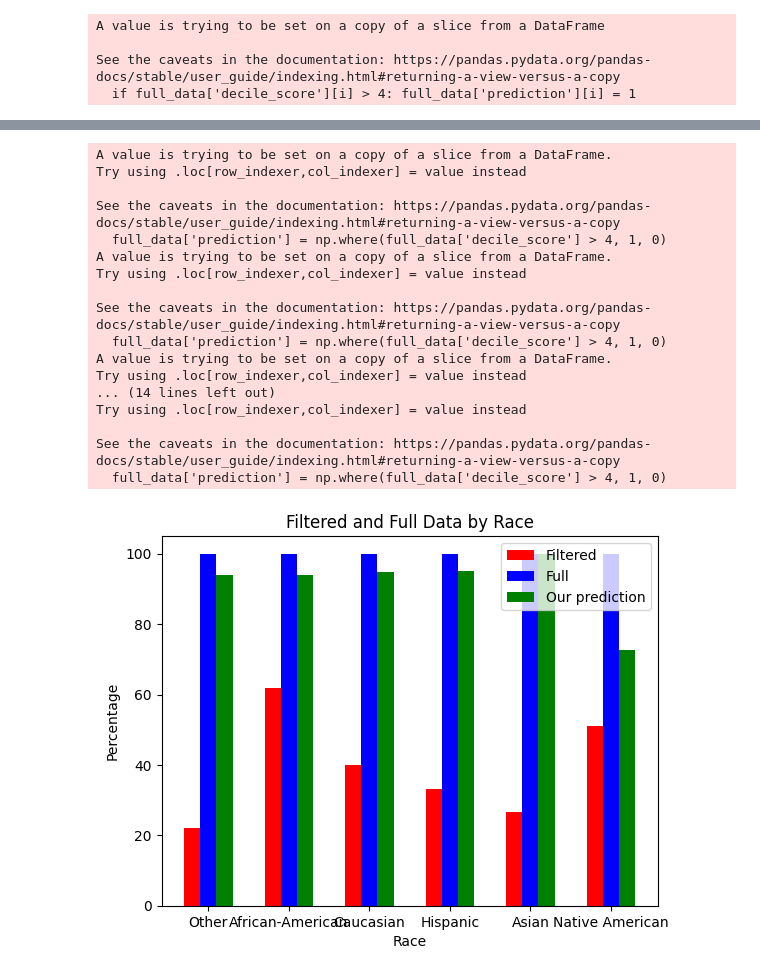
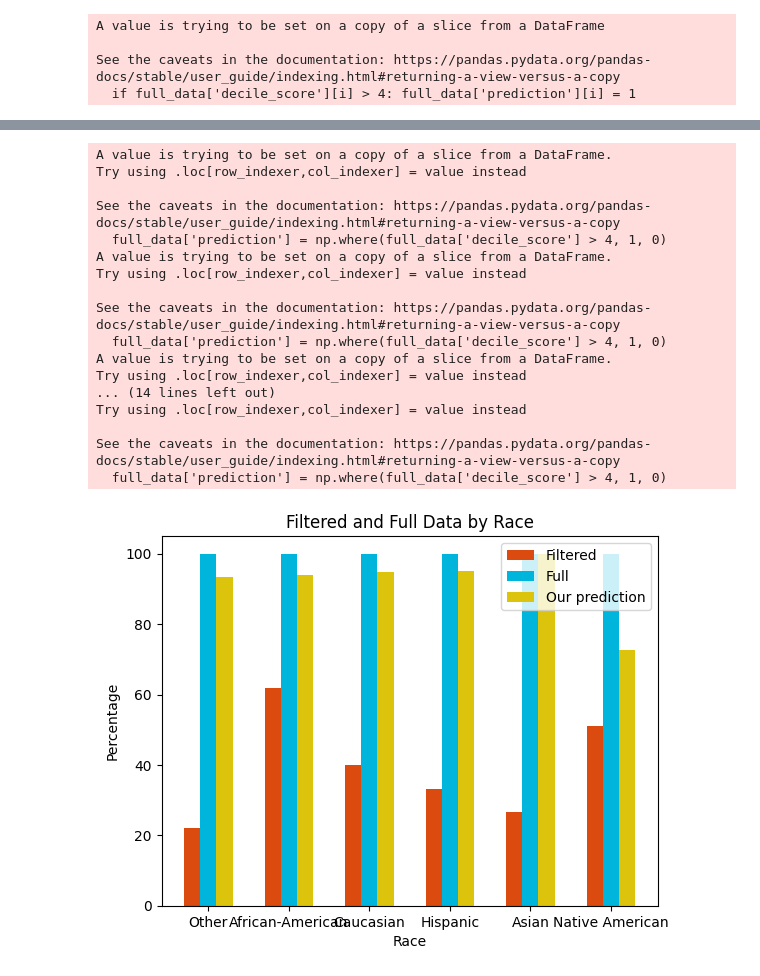
Before and after one commit to jayjoshi1400/mitigation_racial_bias, a Jupyter notebook: DecisionTreeClassifier_Pred.ipynb, the cells around one changed output, grey strips where cells are left out. Cells and saved outputs as stored; diff of their text form; code cells hidden in the pictures.

Commit message:
Color change

```diff
--- a/DecisionTreeClassifier_Pred.ipynb
+++ b/DecisionTreeClassifier_Pred.ipynb
@@ -133,35 +135,35 @@ ax.set_ylabel("Percentage")
 x_pos = range(len(races))
 
 # Plot the filtered data in red and the full data in blue as adjacent bars
-ax.bar(x_pos, percentages, color="red", label="Filtered", width=0.2)
-ax.bar([x + 0.2 for x in x_pos], [100] * len(races), color="blue", label="Full", width=0.2)
-ax.bar([x + 0.4 for x in x_pos], percentages1, color="green", label="Our prediction", width=0.2)
+ax.bar(x_pos, percentages, color="#DB4B0F", label="Filtered", width=0.2)
+ax.bar([x + 0.2 for x in x_pos], [100] * len(races), color="#00B5DB", label="Full", width=0.2)
+ax.bar([x + 0.4 for x in x_pos], percentages1, color="#DBC40B", label="Our prediction", width=0.2)
 
 # Set the x ticks and labels
 ax.set_xticks([x + 0.2 for x in x_pos])
 ax.set_xticklabels(races)
 
 # Add a legend
 ax.legend()
 
 # Show the graph
 plt.show()
 # %% [output]
 A value is trying to be set on a copy of a slice from a DataFrame.
 Try using .loc[row_indexer,col_indexer] = value instead
 
 See the caveats in the documentation: https://pandas.pydata.org/pandas-docs/stable/user_guide/indexing.html#returning-a-view-versus-a-copy
   full_data['prediction'] = np.where(full_data['decile_score'] > 4, 1, 0)
 A value is trying to be set on a copy of a slice from a DataFrame.
 Try using .loc[row_indexer,col_indexer] = value instead
 
 See the caveats in the documentation: https://pandas.pydata.org/pandas-docs/stable/user_guide/indexing.html#returning-a-view-versus-a-copy
   full_data['prediction'] = np.where(full_data['decile_score'] > 4, 1, 0)
 A value is trying to be set on a copy of a slice from a DataFrame.
 Try using .loc[row_indexer,col_indexer] = value instead
 ... (14 lines left out)
 Try using .loc[row_indexer,col_indexer] = value instead
 
 See the caveats in the documentation: https://pandas.pydata.org/pandas-docs/stable/user_guide/indexing.html#returning-a-view-versus-a-copy
   full_data['prediction'] = np.where(full_data['decile_score'] > 4, 1, 0)
-[figure, old version]
+[figure, new version]
```
Also changed, not shown: parts of 2 cells of this notebook, 4 other files.
